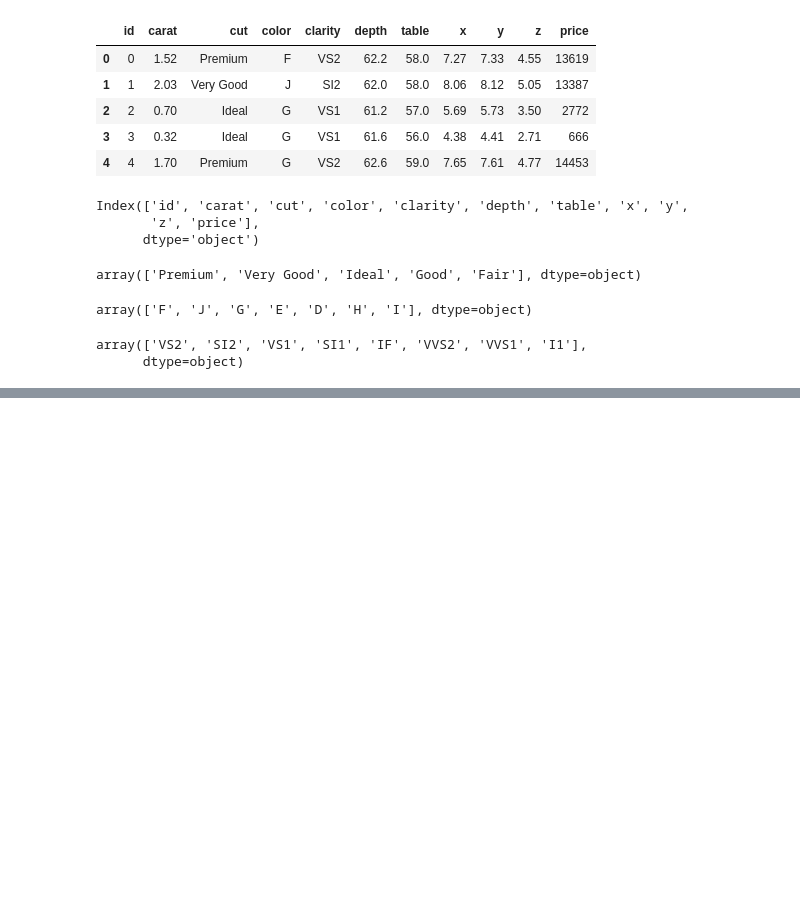
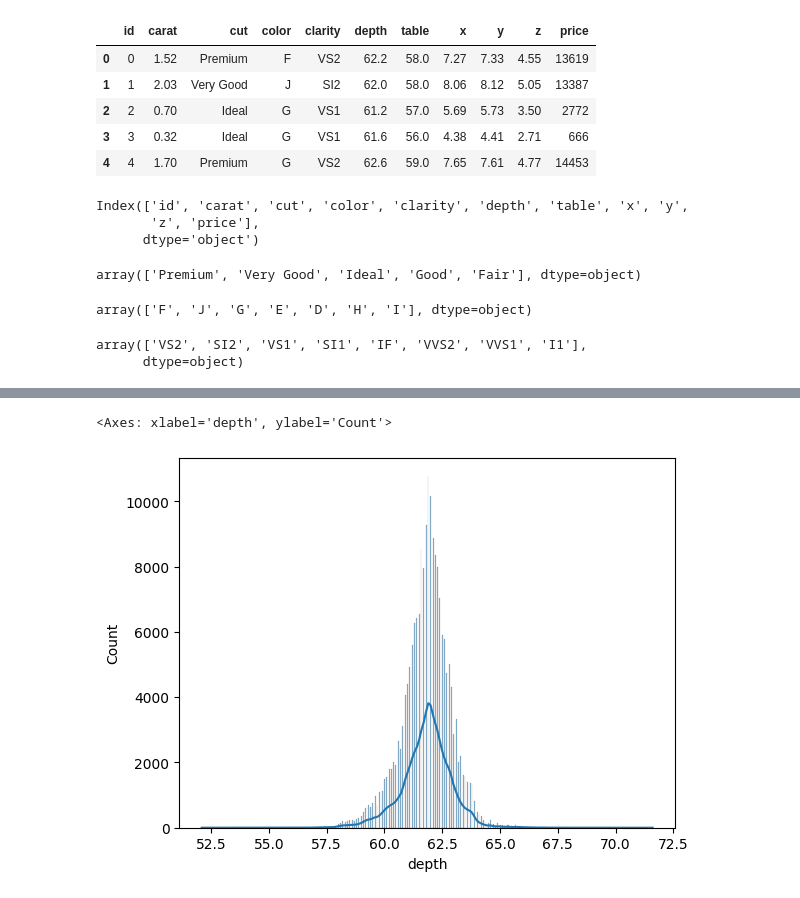
Before and after one commit to abhinaikds/DPP2, a Jupyter notebook: notebooks/research.ipynb, the cells around one changed output, grey strips where cells are left out. Saved outputs shown, nothing was run; the diff lists cells and outputs as text; code cells hidden in the pictures; blank space fills up the shorter version.

```diff
--- a/notebooks/research.ipynb
+++ b/notebooks/research.ipynb
@@ -78,0 +111,5 @@ array(['VS2', 'SI2', 'VS1', 'SI1', 'IF', 'VVS2', 'VVS1', 'I1'],
+# %%
+sns.histplot(df["depth"],kde=True)
+# %% [output]
+<Axes: xlabel='depth', ylabel='Count'>
+[figure, added]
```
Also changed, not shown: parts of 36 cells of this notebook, 1 other file.
